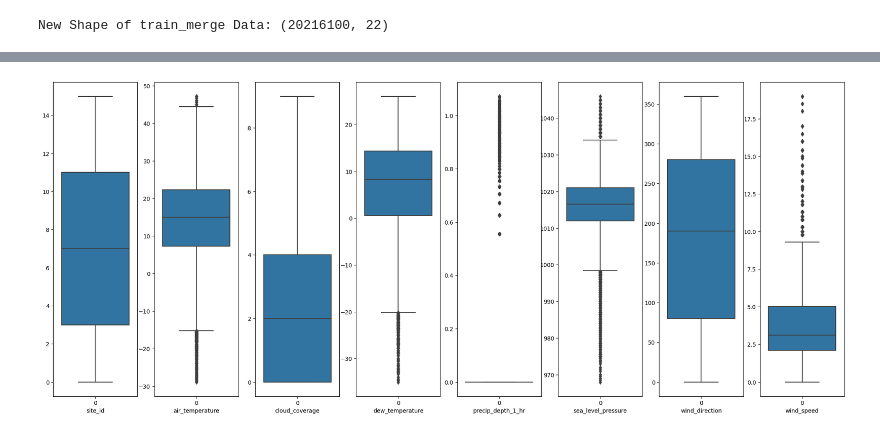
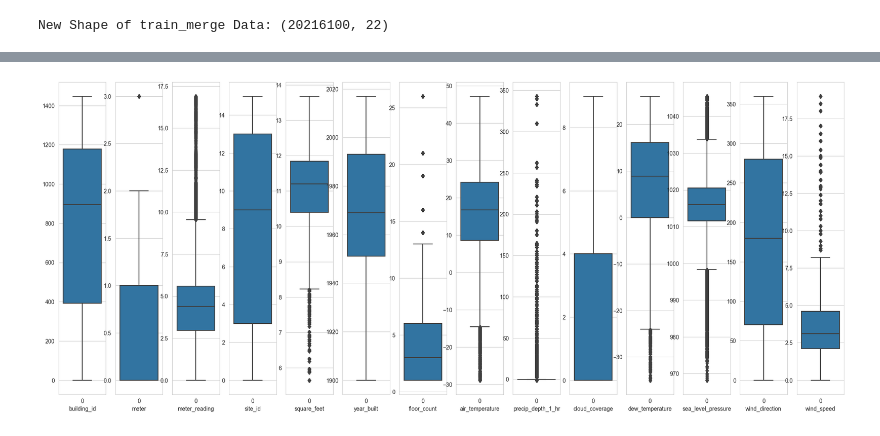
Before and after one commit to Joyfreaky/Ashrae-Energy-Prediction-III, a Jupyter notebook: EDA_Leanne.ipynb, the cells around one changed output, grey strips where cells are left out. Saved outputs shown, nothing was run; the diff lists cells and outputs as text; code cells hidden in the pictures.

```diff
--- a/EDA_Leanne.ipynb
+++ b/EDA_Leanne.ipynb
@@ -475,6 +523,0 @@ msno.bar(weather_train_df,color="dodgerblue", sort="ascending", figsize=(10,5),
-# %%
-fig, ax = plt.subplots(1, 1, figsize=[20, 14])
-ax.set_xlabel("Column")
-ax.set_ylabel("Number of Values")
-ax.set_title( 'Bar chart showing values in Columns of building_meta Dataset')
-msno.bar(building_meta_df,color="dodgerblue", sort="ascending", figsize=(10,5), fontsize=12)
@@ -484,6 +523,0 @@ msno.bar(building_meta_df,color="dodgerblue", sort="ascending", figsize=(10,5),
-# %%
-fig, ax = plt.subplots(1, 1, figsize=[20, 14])
-ax.set_xlabel("Column")
-ax.set_ylabel("Number of Values")
-ax.set_title( 'Bar chart showing values in Columns of train_merge Dataset')
-msno.bar(train_merge,color="dodgerblue", sort="ascending", figsize=(10,5), fontsize=12)
@@ -710,4 +683,0 @@ https://gist.github.com/mwaskom/de44147ed2974457ad6372750bbe5751
-# %%
-train_merge['precip_depth_1_hr'] = np.log1p(train_merge['precip_depth_1_hr'])
-plt.title('**Distribution after log tranformation**')
-distplot(train_merge['precip_depth_1_hr'], 'teal')
@@ -724,0 +692,5 @@ https://gist.github.com/mwaskom/de44147ed2974457ad6372750bbe5751
+# %%
+train_df['meter_reading'] = np.log1p(train_df['meter_reading'])
+train_merge['meter_reading'] = np.log1p(train_merge['meter_reading'])
+building_meta_df['square_feet'] = np.log1p(building_meta_df['square_feet'])
+train_merge['square_feet'] = np.log1p(train_merge['square_feet'])
@@ -730,7 +728,9 @@ plt.show()
 # %%
-boxplot_func(weather_train_df,['site_id', 'air_temperature', 'cloud_coverage',
-       'dew_temperature', 'precip_depth_1_hr', 'sea_level_pressure',
-       'wind_direction', 'wind_speed'])
+boxplot_func(train_merge,['building_id', 'meter', 'meter_reading', 'site_id',
+       'square_feet', 'year_built', 'floor_count',
+       'air_temperature','precip_depth_1_hr', 'cloud_coverage', 'dew_temperature',
+       'sea_level_pressure', 'wind_direction',
+       'wind_speed'])
 plt.show()
 # %% [output]
-[figure, old version]
+[figure, new version]
```
Also changed, not shown: parts of 110 cells of this notebook.
